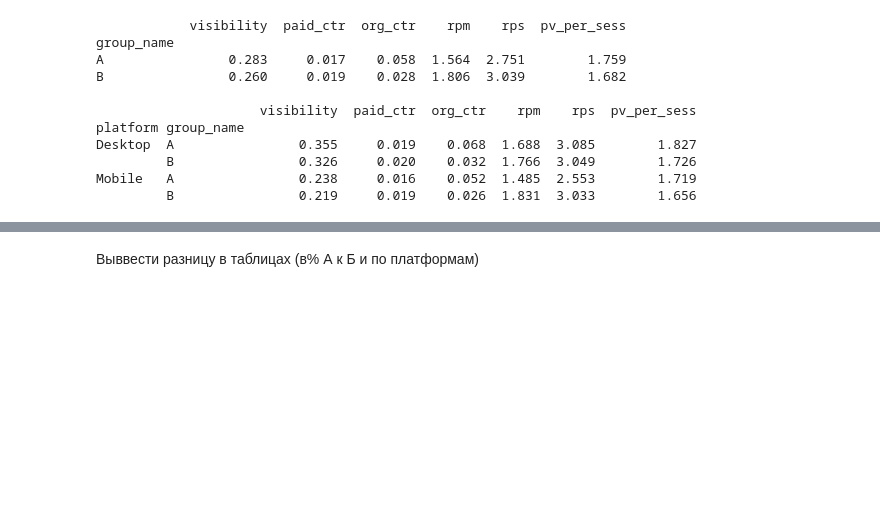
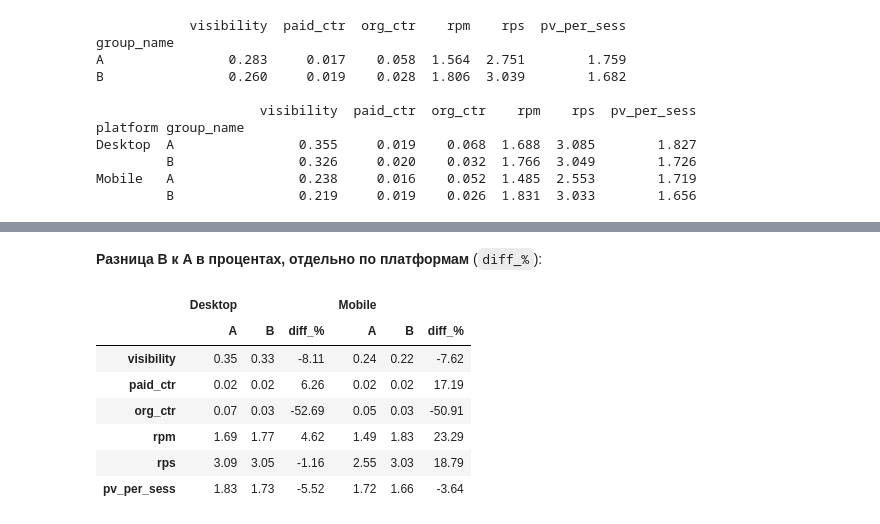
Before and after one commit to liho-o/Data-Analysis, a Jupyter notebook: news_portal-ab-analysis/main.ipynb, the cells around one changed output, grey strips where cells are left out. Cells and saved outputs as stored; diff of their text form; code cells hidden in the pictures; blank space fills up the shorter version.

```diff
--- a/news_portal-ab-analysis/main.ipynb
+++ b/news_portal-ab-analysis/main.ipynb
@@ -172,2 +198,22 @@ plt.show()
-# %% [markdown]
-Выввести разницу в таблицах (в% А к Б и по платформам)
+# %% [markdown]
+**Разница B к A в процентах, отдельно по платформам** (`diff_%`):
+# %%
+cols = {}
+for plat in ['Desktop', 'Mobile']:
+    a = ab_by_platform.loc[(plat, 'A')]
+    b = ab_by_platform.loc[(plat, 'B')]
+    cols[(plat, 'A')] = a
+    cols[(plat, 'B')] = b
+    cols[(plat, 'diff_%')] = (b / a - 1) * 100
+
+platform_table = pd.DataFrame(cols).round(2)
+platform_table
+# %% [output]
+|  | Desktop |  |  | Mobile |  |  |
+|  | A | B | diff_% | A | B | diff_% |
+| visibility | 0.35 | 0.33 | -8.11 | 0.24 | 0.22 | -7.62 |
+| paid_ctr | 0.02 | 0.02 | 6.26 | 0.02 | 0.02 | 17.19 |
+| org_ctr | 0.07 | 0.03 | -52.69 | 0.05 | 0.03 | -50.91 |
+| rpm | 1.69 | 1.77 | 4.62 | 1.49 | 1.83 | 23.29 |
+| rps | 3.09 | 3.05 | -1.16 | 2.55 | 3.03 | 18.79 |
+| pv_per_sess | 1.83 | 1.73 | -5.52 | 1.72 | 1.66 | -3.64 |
```
Also changed, not shown: parts of 9 cells of this notebook, 5 other files.
